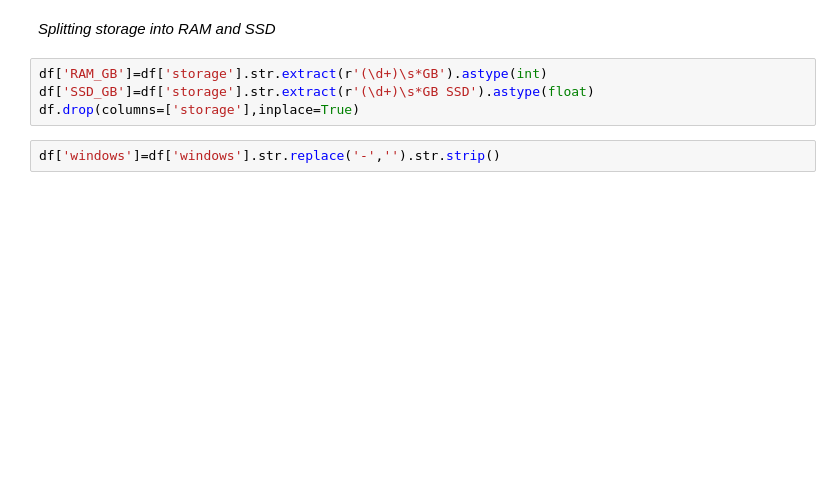
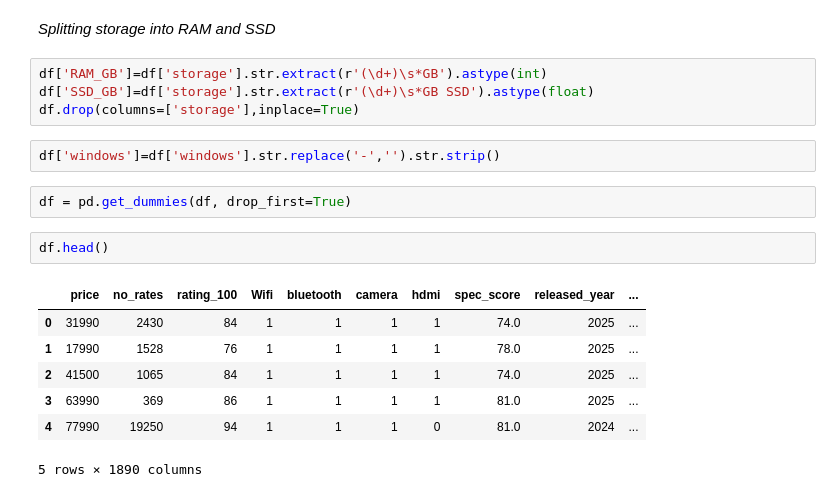
Before and after one commit to lvarshitha7/Data-cleaning, a Jupyter notebook: cleaning.ipynb, the cells around one changed output. Cells and saved outputs as stored; diff of their text form; blank space fills up the shorter version.

```diff
--- a/cleaning.ipynb
+++ b/cleaning.ipynb
@@ -96,3 +96,15 @@ df['SSD_GB']=df['storage'].str.extract(r'(\d+)\s*GB SSD').astype(float)
 df.drop(columns=['storage'],inplace=True)
 # %%
 df['windows']=df['windows'].str.replace('-','').str.strip()
+# %%
+df = pd.get_dummies(df, drop_first=True)
+# %%
+df.head()
+# %% [output]
+|  | price | no_rates | rating_100 | Wifi | bluetooth | camera | hdmi | spec_score | released_year | ... |
+| 0 | 31990 | 2430 | 84 | 1 | 1 | 1 | 1 | 74.0 | 2025 | ... |
+| 1 | 17990 | 1528 | 76 | 1 | 1 | 1 | 1 | 78.0 | 2025 | ... |
+| 2 | 41500 | 1065 | 84 | 1 | 1 | 1 | 1 | 74.0 | 2025 | ... |
+| 3 | 63990 | 369 | 86 | 1 | 1 | 1 | 1 | 81.0 | 2025 | ... |
+| 4 | 77990 | 19250 | 94 | 1 | 1 | 1 | 0 | 81.0 | 2024 | ... |
+5 rows × 1890 columns
```
